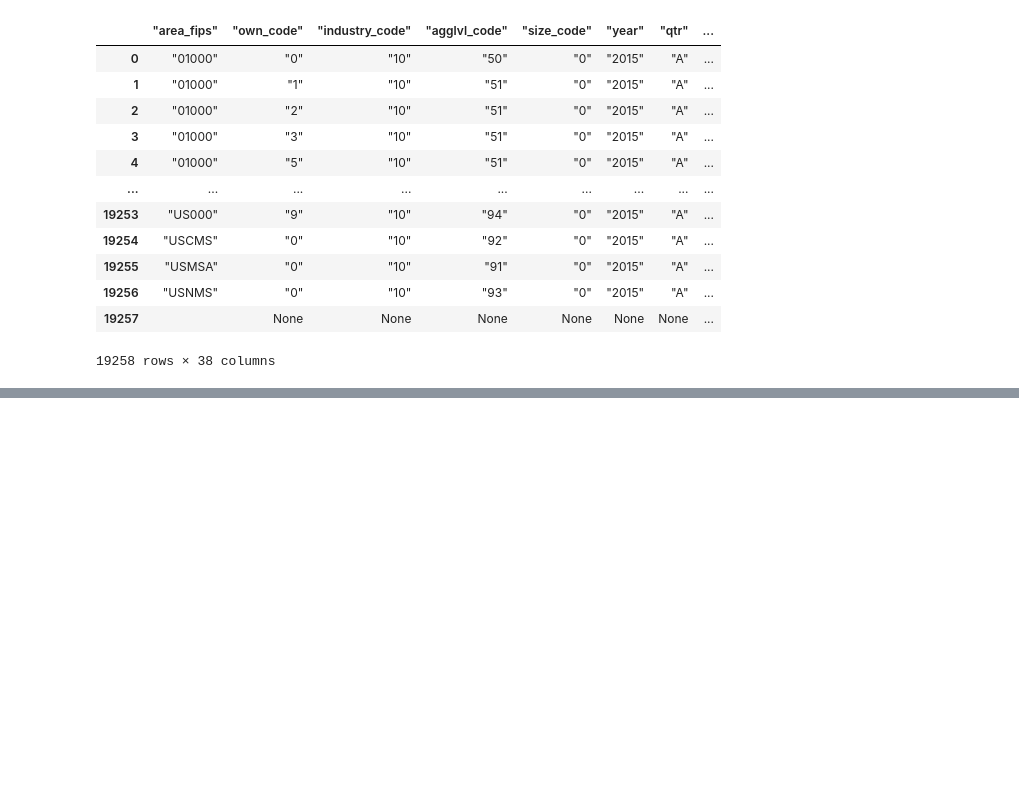
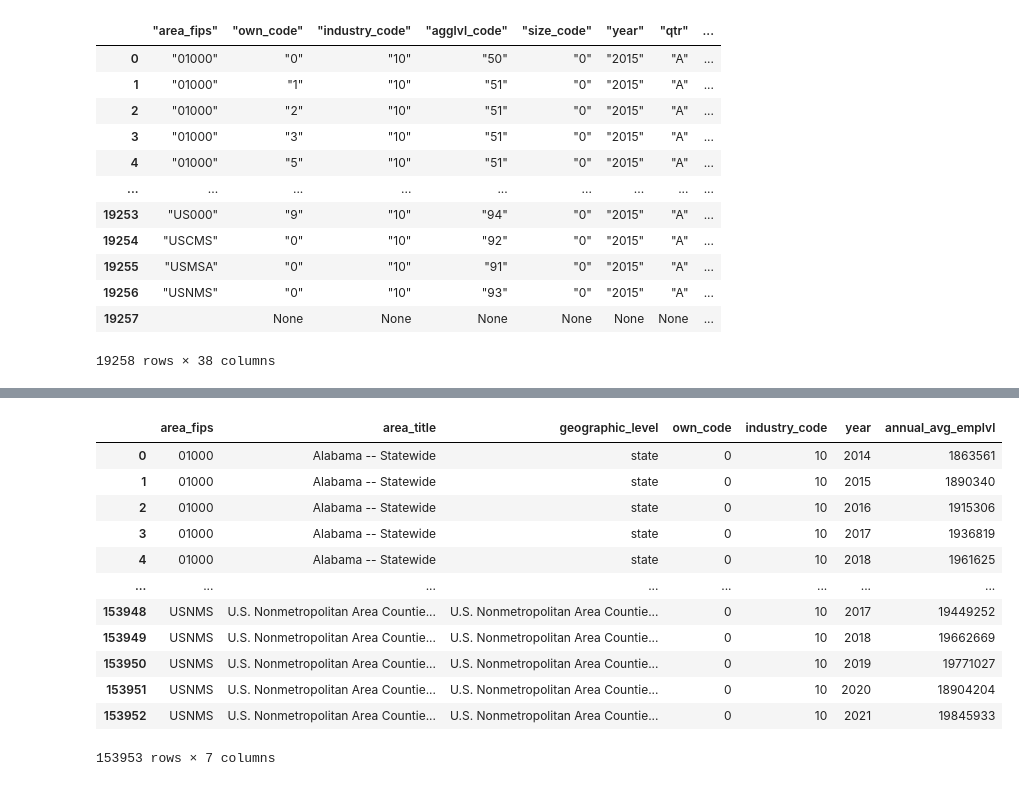
Before and after one commit to catalyst-cooperative/rmi-energy-communities, a Jupyter notebook: src/energy_comms/extract/qcew.ipynb, the cells around one changed output, grey strips where cells are left out. Cells and saved outputs as stored; diff of their text form; code cells hidden in the pictures; blank space fills up the shorter version.

```diff
--- a/src/energy_comms/extract/qcew.ipynb
+++ b/src/energy_comms/extract/qcew.ipynb
@@ -249,0 +564,8 @@ df
+# %%
+# group cols list based on fossil vs. total
+
+FOSSIL_GROUP_COLS = ['area_fips','area_title','geographic_level','industry_code','year']
+
+#total employment needs to be grouped by ownership code since they have a total already
+
+TOTAL_GROUP_COLS = ['area_fips','area_title','geographic_level','own_code','industry_code','year']
@@ -249,0 +588,41 @@ df
+# %%
+def aggregate_data_by_type(df,group_col_list):
+    # drop none types from row
+    df = df[df['annual_avg_emplvl']!= None]
+
+    df = df.dropna(subset=['annual_avg_emplvl'])
+    #all data types are strings right now, convert column we're gonna sum to a int
+    df['annual_avg_emplvl'] = df['annual_avg_emplvl'].astype(int)
+
+    grouped_df = df.groupby(group_col_list).agg({'annual_avg_emplvl':'sum'}).reset_index()
+
+    # keep total column if group col list is total
+
+    """BELOW DOESN"T WORK RIGHT NOW"""
+
+    if group_col_list == TOTAL_GROUP_COLS:
+        grouped_df = grouped_df.query("own_code == 0")
+
+    else:
+           pass
+
+
+    return grouped_df
+# %%
+m = aggregate_data_by_type(l,TOTAL_GROUP_COLS)
+# %%
+m
+# %% [output]
+|  | area_fips | area_title | geographic_level | own_code | industry_code | year | annual_avg_emplvl |
+| 0 | 01000 | Alabama -- Statewide | state | 0 | 10 | 2014 | 1863561 |
+| 1 | 01000 | Alabama -- Statewide | state | 0 | 10 | 2015 | 1890340 |
+| 2 | 01000 | Alabama -- Statewide | state | 0 | 10 | 2016 | 1915306 |
+| 3 | 01000 | Alabama -- Statewide | state | 0 | 10 | 2017 | 1936819 |
+| 4 | 01000 | Alabama -- Statewide | state | 0 | 10 | 2018 | 1961625 |
+| ... | ... | ... | ... | ... | ... | ... | ... |
+| 153948 | USNMS | U.S. Nonmetropolitan Area Countie... | U.S. Nonmetropolitan Area Countie... | 0 | 10 | 2017 | 19449252 |
+| 153949 | USNMS | U.S. Nonmetropolitan Area Countie... | U.S. Nonmetropolitan Area Countie... | 0 | 10 | 2018 | 19662669 |
+| 153950 | USNMS | U.S. Nonmetropolitan Area Countie... | U.S. Nonmetropolitan Area Countie... | 0 | 10 | 2019 | 19771027 |
+| 153951 | USNMS | U.S. Nonmetropolitan Area Countie... | U.S. Nonmetropolitan Area Countie... | 0 | 10 | 2020 | 18904204 |
+| 153952 | USNMS | U.S. Nonmetropolitan Area Countie... | U.S. Nonmetropolitan Area Countie... | 0 | 10 | 2021 | 19845933 |
+153953 rows × 7 columns
```
Also changed, not shown: parts of 26 cells of this notebook, 2 other files.
